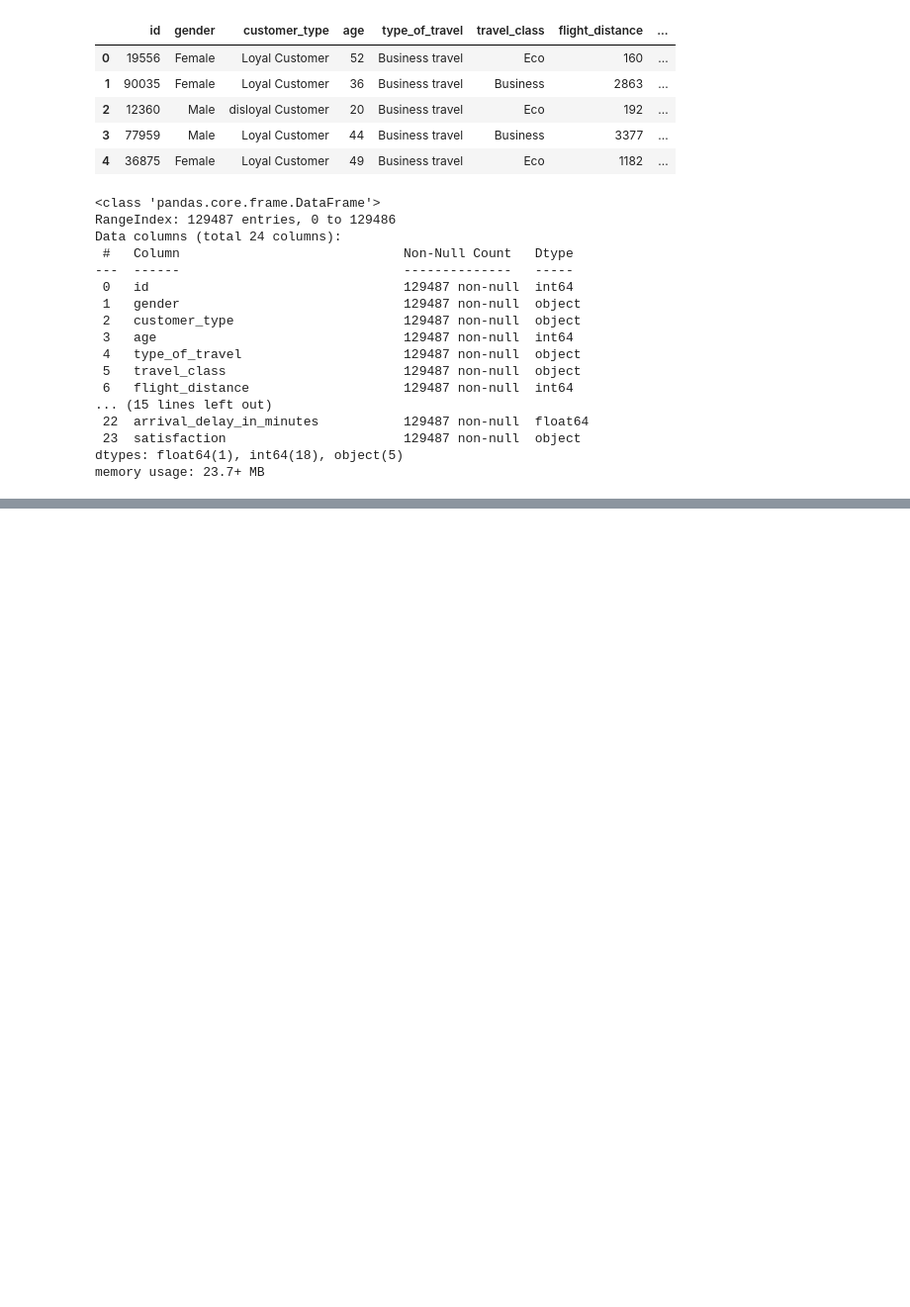
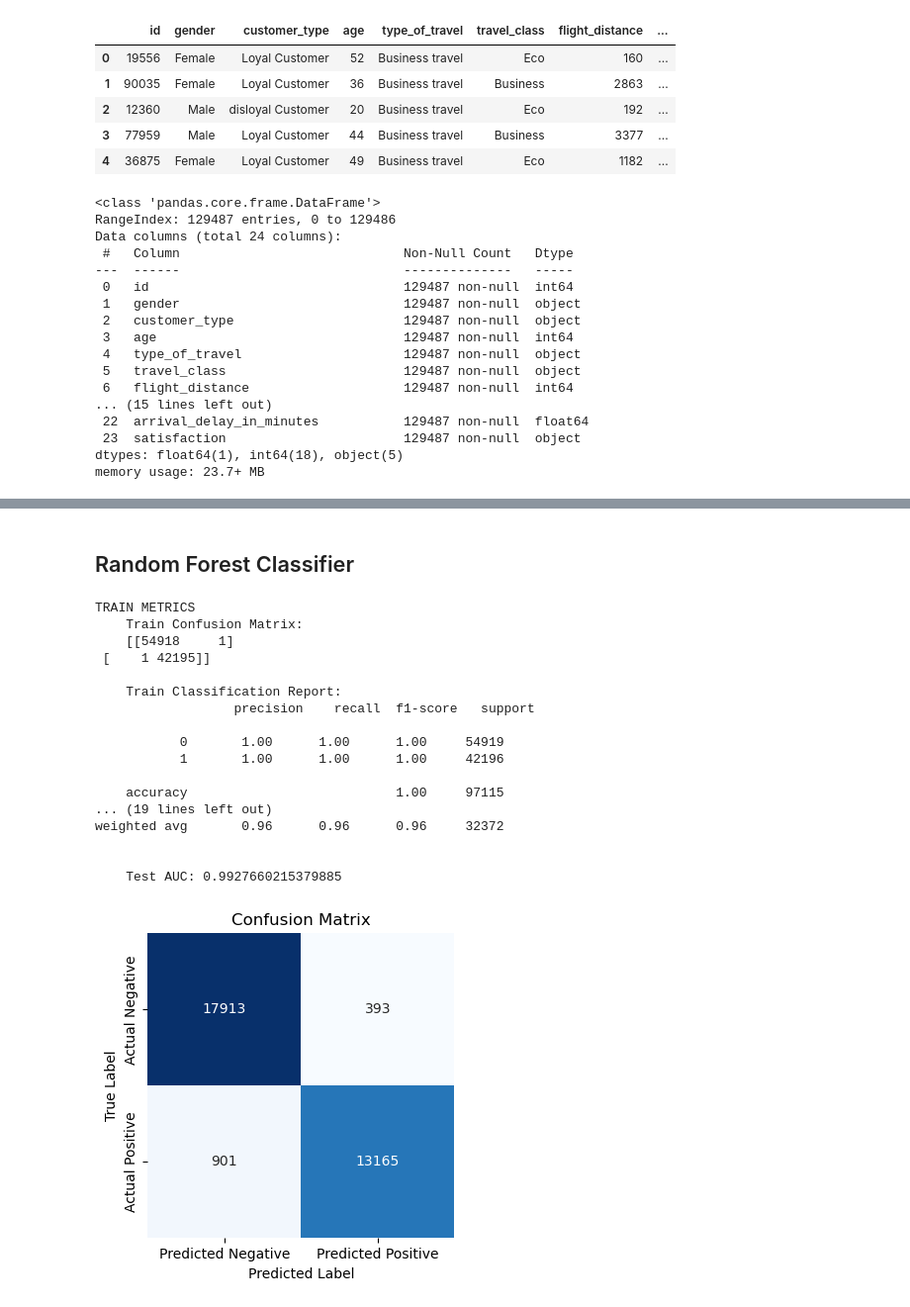
Before and after one commit to martabaker/ds_project_4, a Jupyter notebook: Notebooks/Models_Sarah_pipeline.ipynb, the cells around one changed output, grey strips where cells are left out. Shown at 99% size. Drawn from its saved outputs; the diff is of its cells as text; code cells hidden in the pictures; blank space fills up the shorter version.

```diff
--- a/Notebooks/Models_Sarah_pipeline.ipynb
+++ b/Notebooks/Models_Sarah_pipeline.ipynb
@@ -311,0 +598,30 @@ KeyError: 'onehot'
+# %% [markdown]
+## Random Forest Classifier
+# %%
+# Initiate the model
+rf = Pipeline([
+    ('preprocessor', preprocessor),
+    ('model', RandomForestClassifier(random_state = 42))
+])
+
+# Machine Learning
+classificationModeling(rf, X_train, X_test, y_train, y_test)
+# %% [output]
+TRAIN METRICS
+    Train Confusion Matrix:
+    [[54918     1]
+ [    1 42195]]
+
+    Train Classification Report:
+                  precision    recall  f1-score   support
+
+           0       1.00      1.00      1.00     54919
+           1       1.00      1.00      1.00     42196
+
+    accuracy                           1.00     97115
+... (19 lines left out)
+weighted avg       0.96      0.96      0.96     32372
+
+
+    Test AUC: 0.9927660215379885
+[figure, added]
```
Also changed, not shown: parts of 57 cells of this notebook, 2 other files.
